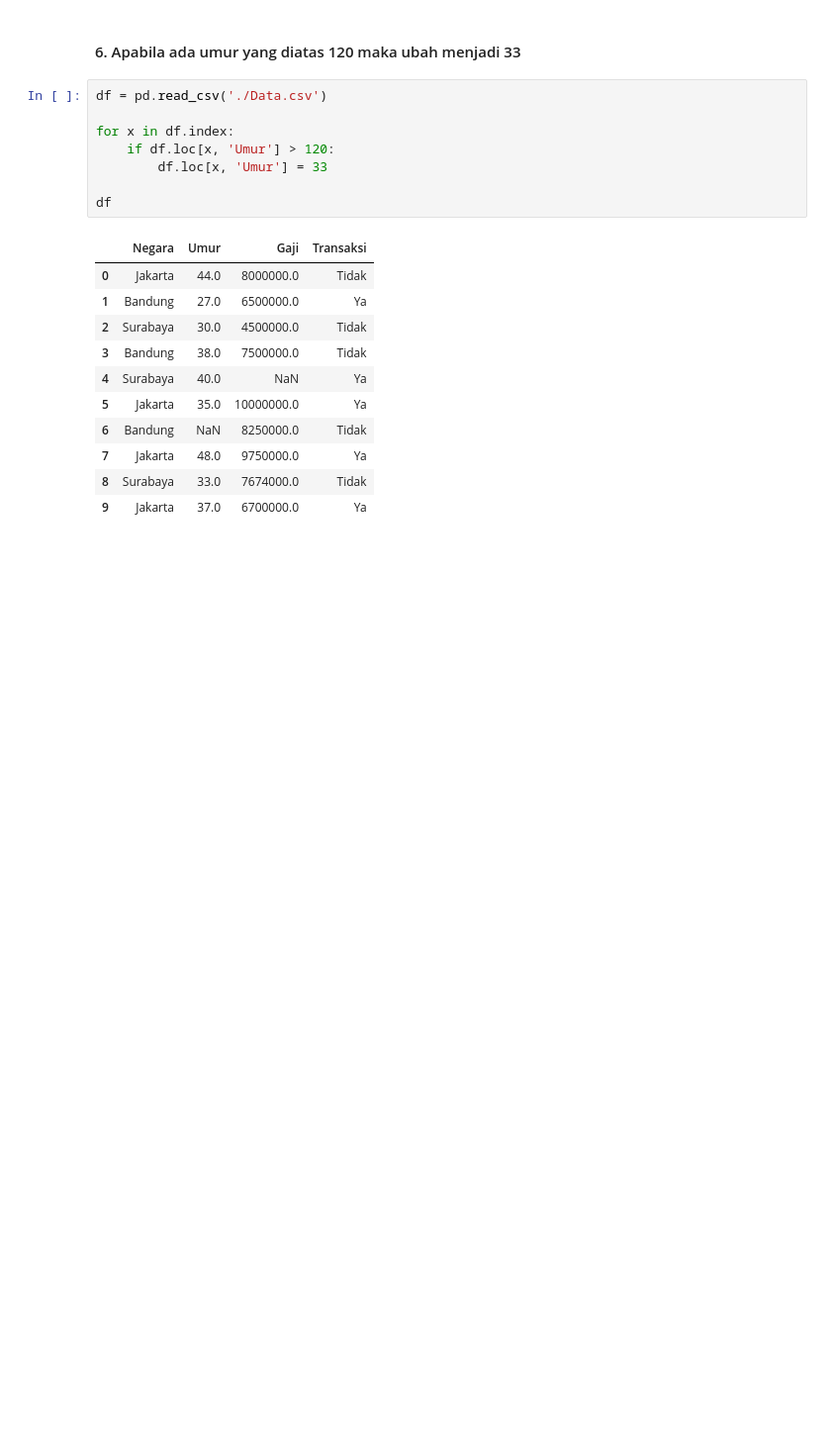
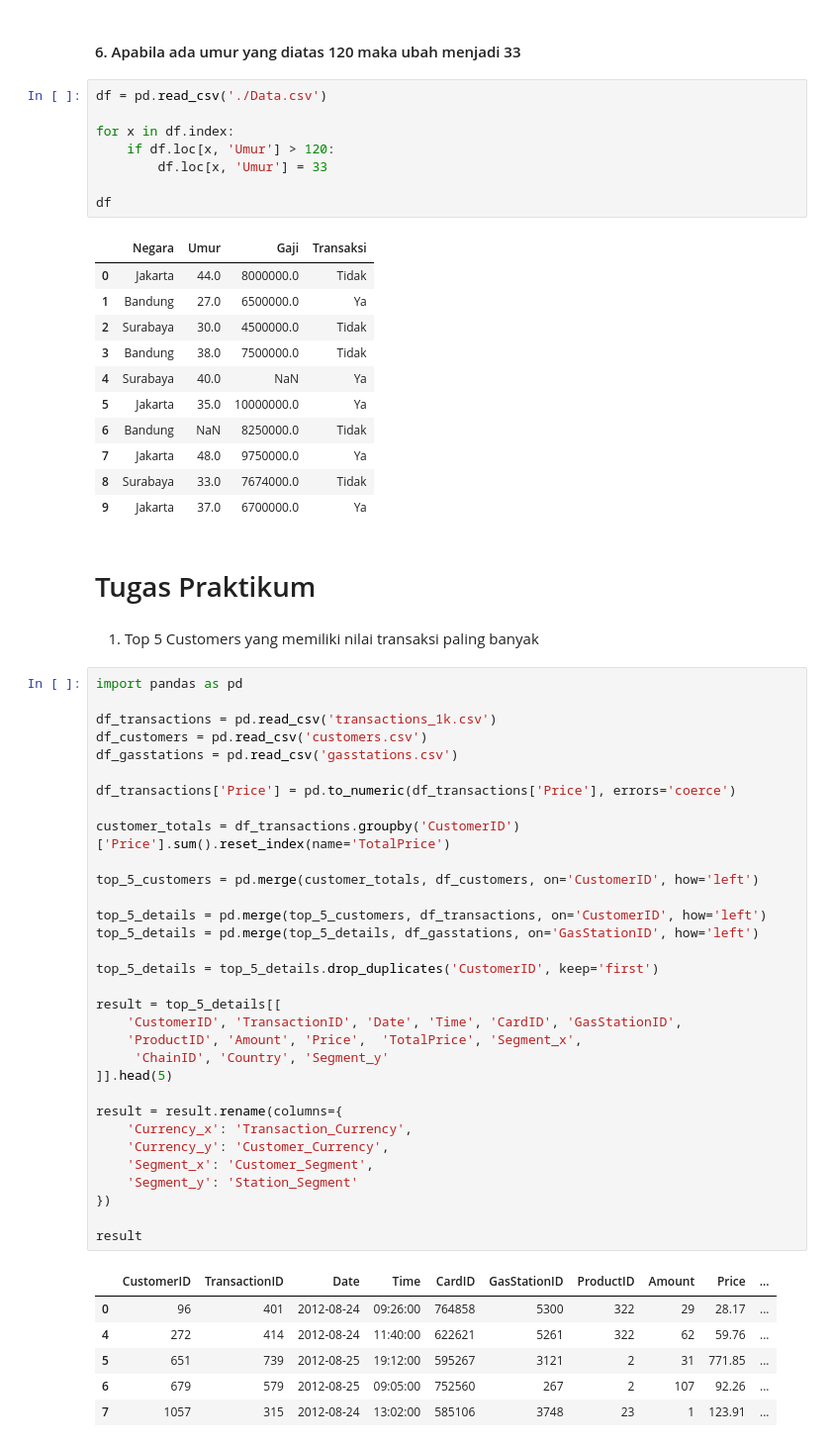
Before and after one commit to sendyprstyo/Sendy_KC_TI1B, a Jupyter notebook: Sendy_Job5.ipynb, the cells around one changed output. Shown at 99% size. Cells and saved outputs as stored; diff of their text form; blank space fills up the shorter version.

```diff
--- a/Sendy_Job5.ipynb
+++ b/Sendy_Job5.ipynb
@@ -179,3 +179,46 @@ df
 | 7 | Jakarta | 48.0 | 9750000.0 | Ya |
 | 8 | Surabaya | 33.0 | 7674000.0 | Tidak |
 | 9 | Jakarta | 37.0 | 6700000.0 | Ya |
+# %% [markdown]
+# Tugas Praktikum
+# %% [markdown]
+1. Top 5 Customers yang memiliki nilai transaksi paling banyak
+# %%
+import pandas as pd
+
+df_transactions = pd.read_csv('transactions_1k.csv')
+df_customers = pd.read_csv('customers.csv')
+df_gasstations = pd.read_csv('gasstations.csv')
+
+df_transactions['Price'] = pd.to_numeric(df_transactions['Price'], errors='coerce')
+
+customer_totals = df_transactions.groupby('CustomerID')['Price'].sum().reset_index(name='TotalPrice')
+
+top_5_customers = pd.merge(customer_totals, df_customers, on='CustomerID', how='left')
+
+top_5_details = pd.merge(top_5_customers, df_transactions, on='CustomerID', how='left')
+top_5_details = pd.merge(top_5_details, df_gasstations, on='GasStationID', how='left')
+
+top_5_details = top_5_details.drop_duplicates('CustomerID', keep='first')
+
+result = top_5_details[[
+    'CustomerID', 'TransactionID', 'Date', 'Time', 'CardID', 'GasStationID',
+    'ProductID', 'Amount', 'Price',  'TotalPrice', 'Segment_x',
+     'ChainID', 'Country', 'Segment_y'
+]].head(5)
+
+result = result.rename(columns={
+    'Currency_x': 'Transaction_Currency',
+    'Currency_y': 'Customer_Currency',
+    'Segment_x': 'Customer_Segment',
+    'Segment_y': 'Station_Segment'
+})
+
+result
+# %% [output]
+|  | CustomerID | TransactionID | Date | Time | CardID | GasStationID | ProductID | Amount | Price | ... |
+| 0 | 96 | 401 | 2012-08-24 | 09:26:00 | 764858 | 5300 | 322 | 29 | 28.17 | ... |
+| 4 | 272 | 414 | 2012-08-24 | 11:40:00 | 622621 | 5261 | 322 | 62 | 59.76 | ... |
+| 5 | 651 | 739 | 2012-08-25 | 19:12:00 | 595267 | 3121 | 2 | 31 | 771.85 | ... |
+| 6 | 679 | 579 | 2012-08-25 | 09:05:00 | 752560 | 267 | 2 | 107 | 92.26 | ... |
+| 7 | 1057 | 315 | 2012-08-24 | 13:02:00 | 585106 | 3748 | 23 | 1 | 123.91 | ... |
```
Also changed, not shown: parts of 10 cells of this notebook.
